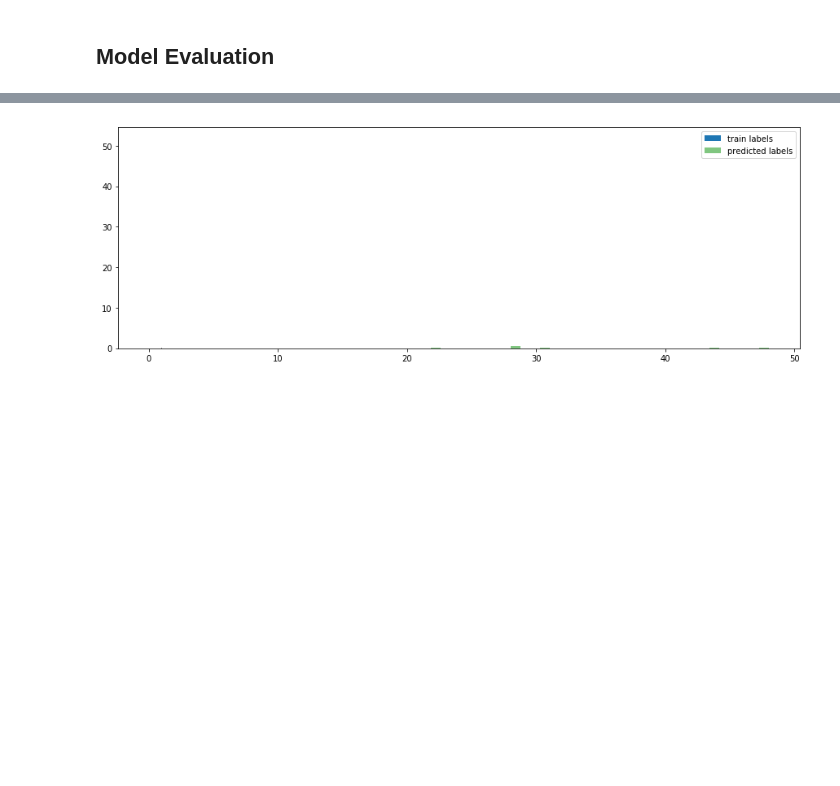
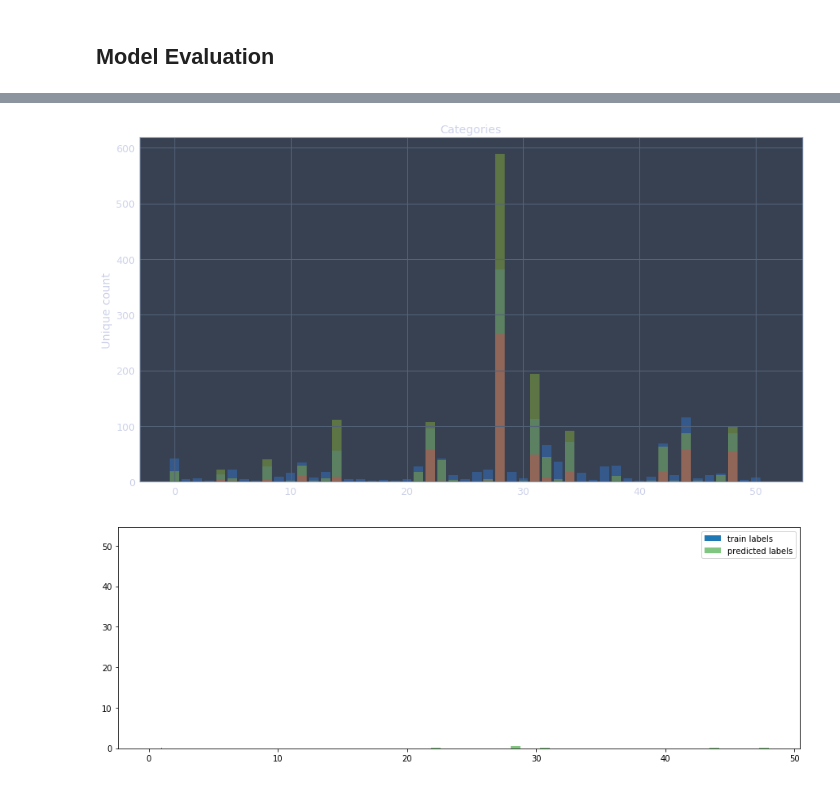
Before and after one commit to alexisthual/posos-data-challenge, a Jupyter notebook: Workflow.ipynb, the cells around one changed output, grey strips where cells are left out. Drawn from its saved outputs; the diff is of its cells as text; code cells hidden in the pictures; blank space fills up the shorter version.

Commit message:
Add accuracy visualisation

```diff
--- a/Workflow.ipynb
+++ b/Workflow.ipynb
@@ -459,3 +457,38 @@ Loss: [2.6934158825785257, 0.33063511830635117]
+# %%
+yPosition = np.arange(NB_CATEGORIES)
+
+c = collections.Counter(yTestCategories)
+od = collections.OrderedDict(sorted(c.items(), key=lambda x: x[0]))
+cp = collections.Counter(predictionCategories)
+odp = collections.OrderedDict(sorted(cp.items(), key=lambda x: x[0]))
+
+correctResults = predictionCategories[predictionCategories == yTestCategories]
+cc = collections.Counter(correctResults)
+odc = collections.OrderedDict(sorted(cc.items(), key=lambda x: x[0]))
+# %%
+pod = np.zeros(NB_CATEGORIES)
+for key in od:
+    pod[key] = od[key]
+
+podp = np.zeros(NB_CATEGORIES)
+for key in odp:
+    podp[key] = odp[key]
+
+podc = np.zeros(NB_CATEGORIES)
+for key in odc:
+    podc[key] = odc[key]
+# %%
+plt.figure(figsize=(15,8))
+plt.bar(yPosition, pod, alpha=0.5)
+plt.bar(yPosition, podp, alpha=0.5)
+plt.bar(yPosition, podc, alpha=0.5)
+
+plt.ylabel('Unique count')
+plt.title('Categories')
+
+plt.show()
+# %% [output]
+[figure, added]
 # %%
 plt.figure(figsize=(15, 5))
 
```
Also changed, not shown: parts of 7 cells of this notebook, 5 other files.
